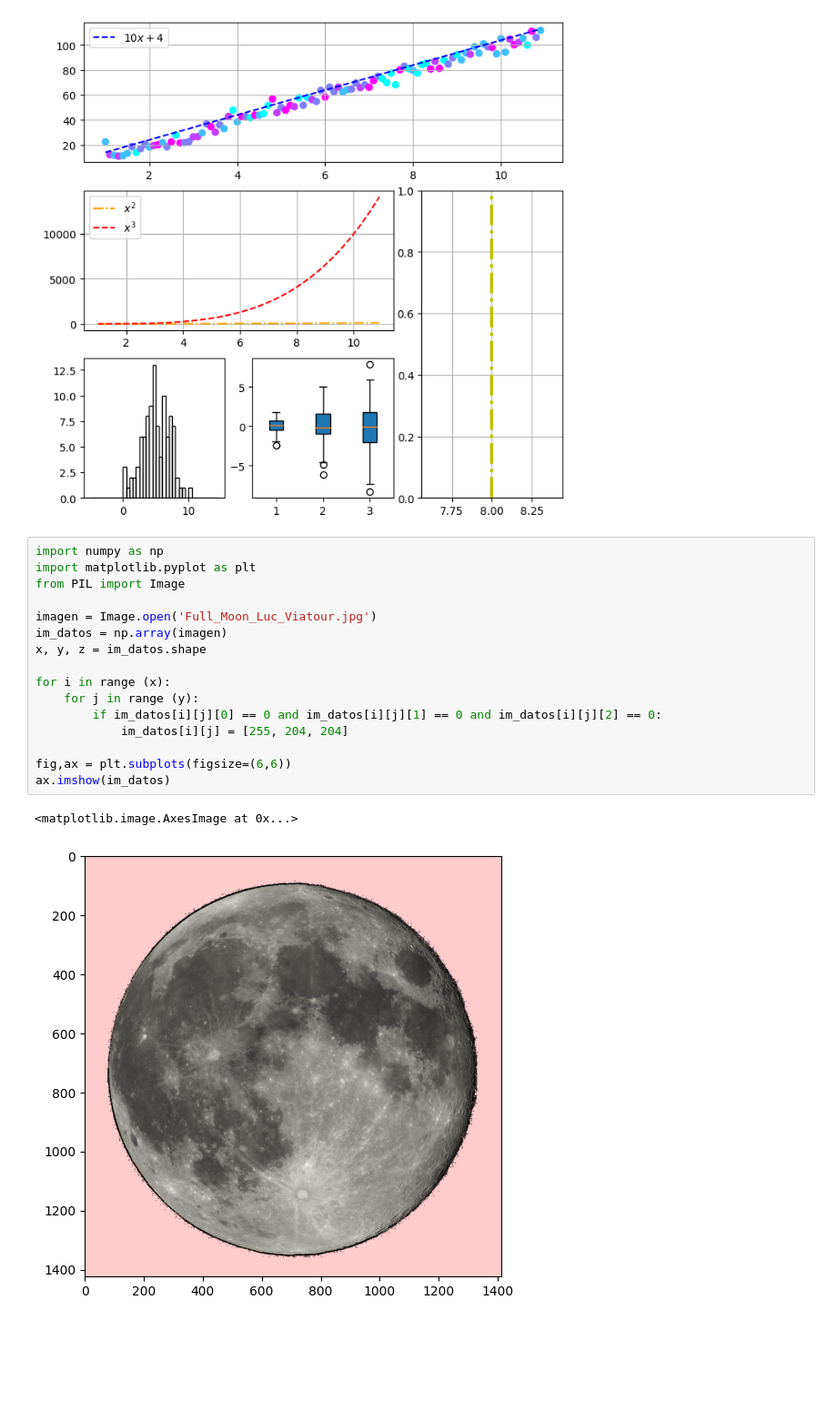
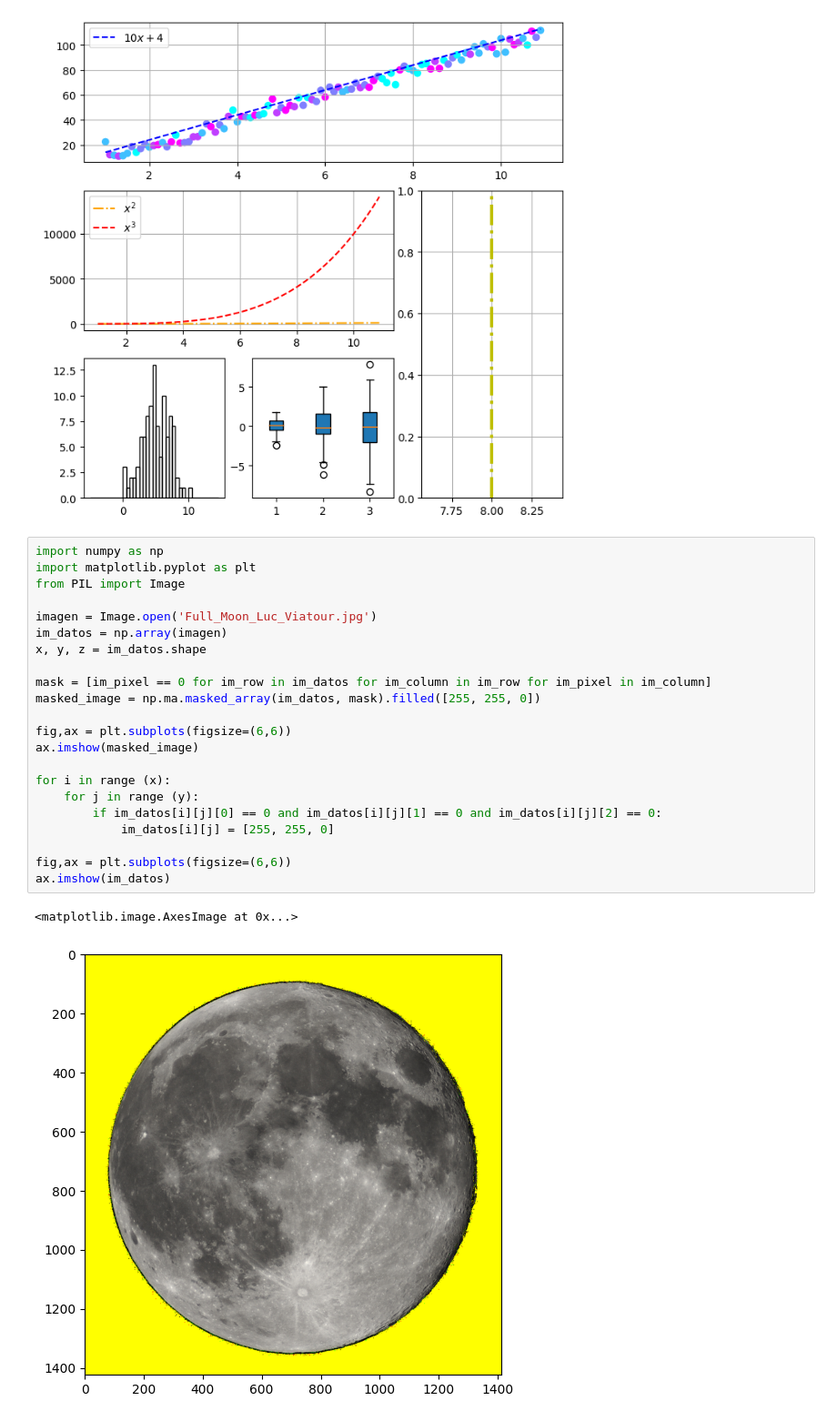
Before and after one commit to yakincc/DataAnalysis_LYCC_UGTO, a Jupyter notebook: Ejercicios/Matplotlib_Ejercicios_LYCC_AD.ipynb, the cells around one changed output. Shown at 91% size. Saved outputs shown, nothing was run; the diff lists cells and outputs as text; blank space fills up the shorter version.

```diff
--- a/Ejercicios/Matplotlib_Ejercicios_LYCC_AD.ipynb
+++ b/Ejercicios/Matplotlib_Ejercicios_LYCC_AD.ipynb
@@ -37,19 +37,25 @@ axes = [ax1, ax2, ax3, ax4, ax5]
 # %%
 import numpy as np
 import matplotlib.pyplot as plt
 from PIL import Image
 
 imagen = Image.open('Full_Moon_Luc_Viatour.jpg')
 im_datos = np.array(imagen)
 x, y, z = im_datos.shape
 
+mask = [im_pixel == 0 for im_row in im_datos for im_column in im_row for im_pixel in im_column]
+masked_image = np.ma.masked_array(im_datos, mask).filled([255, 255, 0])
+
+fig,ax = plt.subplots(figsize=(6,6))
+ax.imshow(masked_image)
+
 for i in range (x):
     for j in range (y):
         if im_datos[i][j][0] == 0 and im_datos[i][j][1] == 0 and im_datos[i][j][2] == 0:
-            im_datos[i][j] = [255, 204, 204]
+            im_datos[i][j] = [255, 255, 0]
 
 fig,ax = plt.subplots(figsize=(6,6))
 ax.imshow(im_datos)
 # %% [output]
 <matplotlib.image.AxesImage at 0x...>
-[figure, old version]
+[figure, new version]
```
Also changed, not shown: parts of 1 cell of this notebook.
